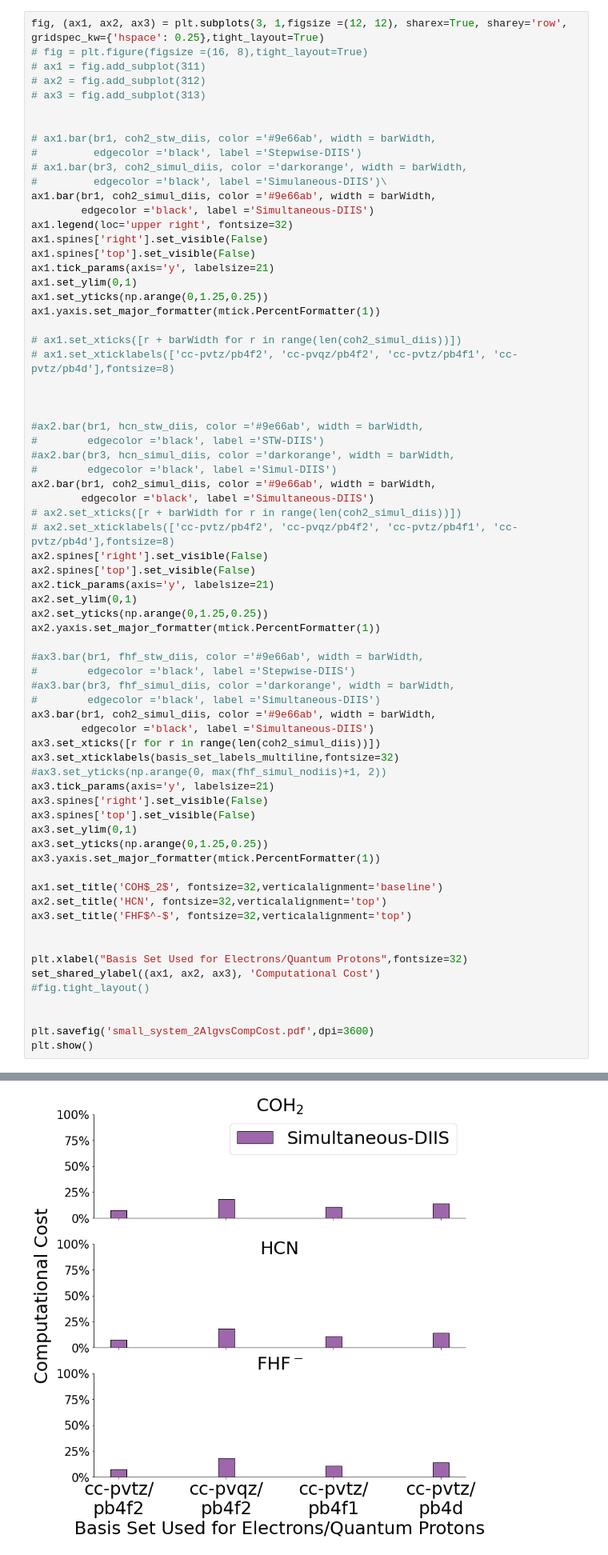
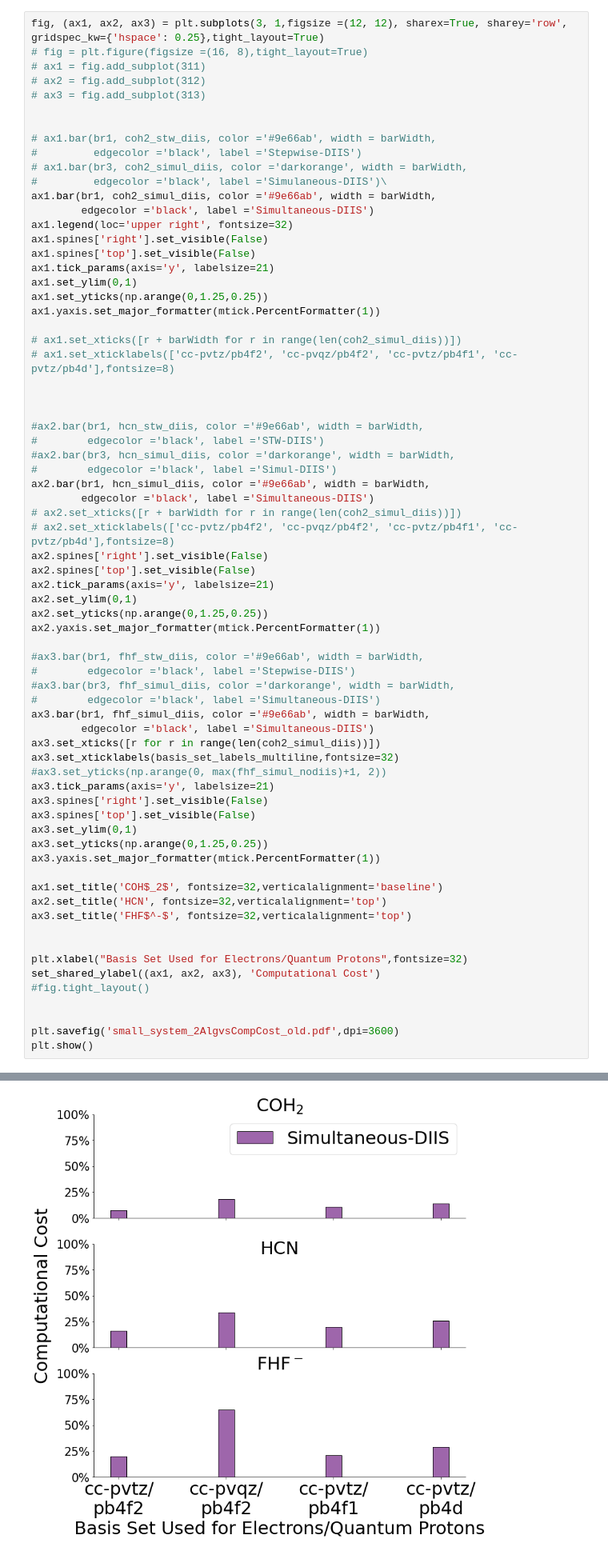
Before and after one commit to aodongliu/NEO-SCF-2ndYearExam, a Jupyter notebook: bar_plot_compcost-Copy1.ipynb, the cells around one changed output, grey strips where cells are left out. Shown at 80% size. Drawn from its saved outputs; the diff is of its cells as text.

Commit message:
added new figures and compared against the old ones

```diff
--- a/bar_plot_compcost-Copy1.ipynb
+++ b/bar_plot_compcost-Copy1.ipynb
@@ -88,7 +89,7 @@ ax1.yaxis.set_major_formatter(mtick.PercentFormatter(1))
 #        edgecolor ='black', label ='STW-DIIS')
 #ax2.bar(br3, hcn_simul_diis, color ='darkorange', width = barWidth,
 #        edgecolor ='black', label ='Simul-DIIS')
-ax2.bar(br1, coh2_simul_diis, color ='#9e66ab', width = barWidth,
+ax2.bar(br1, hcn_simul_diis, color ='#9e66ab', width = barWidth,
         edgecolor ='black', label ='Simultaneous-DIIS')
 # ax2.set_xticks([r + barWidth for r in range(len(coh2_simul_diis))])
 # ax2.set_xticklabels(['cc-pvtz/pb4f2', 'cc-pvqz/pb4f2', 'cc-pvtz/pb4f1', 'cc-pvtz/pb4d'],fontsize=8)
@@ -101,36 +102,36 @@ ax2.yaxis.set_major_formatter(mtick.PercentFormatter(1))
 
 #ax3.bar(br1, fhf_stw_diis, color ='#9e66ab', width = barWidth,
 #        edgecolor ='black', label ='Stepwise-DIIS')
 #ax3.bar(br3, fhf_simul_diis, color ='darkorange', width = barWidth,
 #        edgecolor ='black', label ='Simultaneous-DIIS')
-ax3.bar(br1, coh2_simul_diis, color ='#9e66ab', width = barWidth,
+ax3.bar(br1, fhf_simul_diis, color ='#9e66ab', width = barWidth,
         edgecolor ='black', label ='Simultaneous-DIIS')
 ax3.set_xticks([r for r in range(len(coh2_simul_diis))])
 ax3.set_xticklabels(basis_set_labels_multiline,fontsize=32)
 #ax3.set_yticks(np.arange(0, max(fhf_simul_nodiis)+1, 2))
 ax3.tick_params(axis='y', labelsize=21)
 ax3.spines['right'].set_visible(False)
 ax3.spines['top'].set_visible(False)
 ax3.set_ylim(0,1)
 ax3.set_yticks(np.arange(0,1.25,0.25))
 ax3.yaxis.set_major_formatter(mtick.PercentFormatter(1))
 
 ax1.set_title('COH$_2$', fontsize=32,verticalalignment='baseline')
 ax2.set_title('HCN', fontsize=32,verticalalignment='top')
 ax3.set_title('FHF$^-$', fontsize=32,verticalalignment='top')
 
 
 plt.xlabel("Basis Set Used for Electrons/Quantum Protons",fontsize=32)
 set_shared_ylabel((ax1, ax2, ax3), 'Computational Cost')
 #fig.tight_layout()
 
 
-plt.savefig('small_system_2AlgvsCompCost.pdf',dpi=3600)
+plt.savefig('small_system_2AlgvsCompCost_old.pdf',dpi=3600)
 plt.show()
 # %% [output]
 The inverse_transformed function was deprecated in Matplotlib 3.3 and will be removed two minor releases later. Use transformed(transform.inverted()) instead.
   bboxes = bboxes.inverse_transformed(f.transFigure)
-[figure, old version]
+[figure, new version]
 # %% [markdown]
 ### Create Bar Plots for Protonated Water Tetramer
 # %%
```
Also changed, not shown: parts of 1 cell of this notebook, 27 other files.
